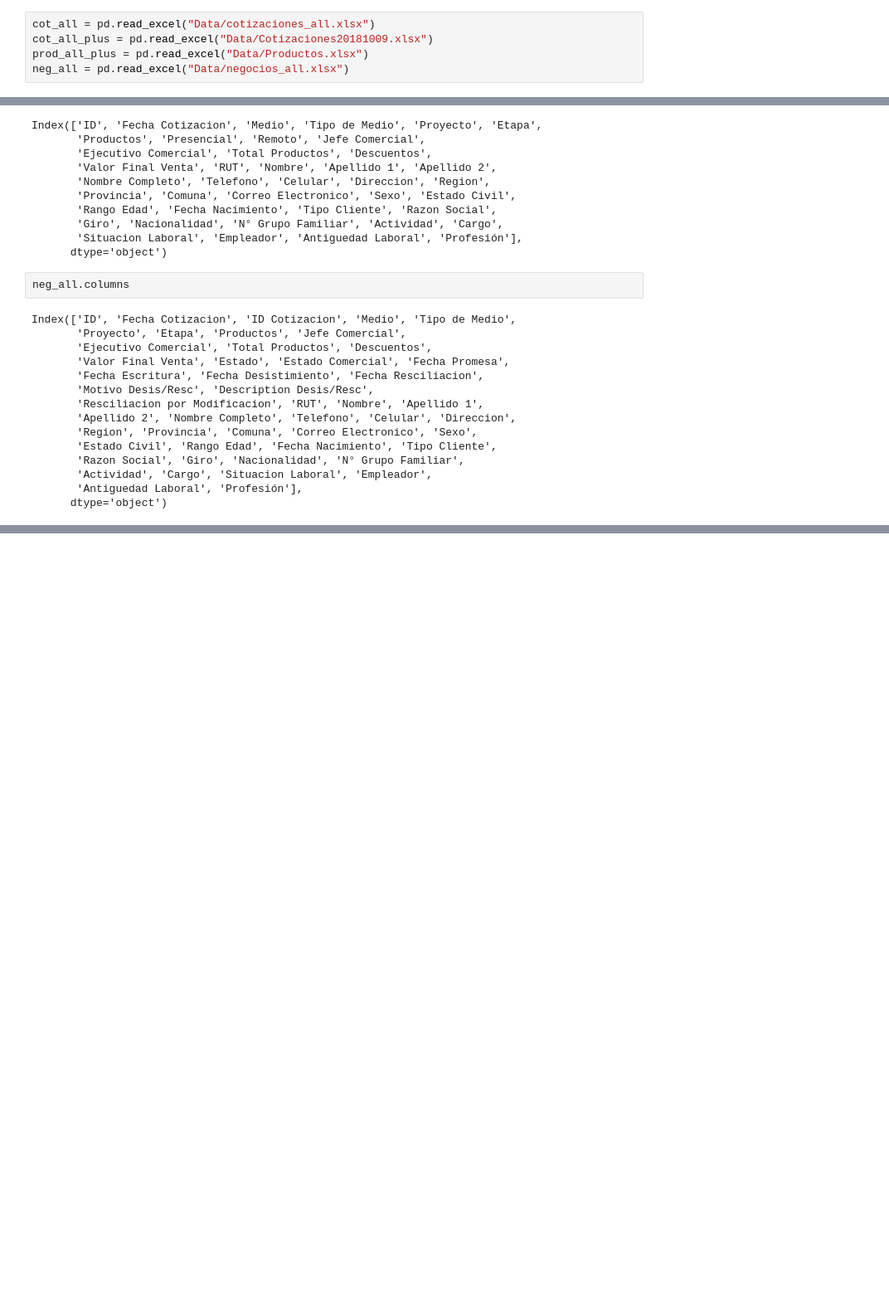
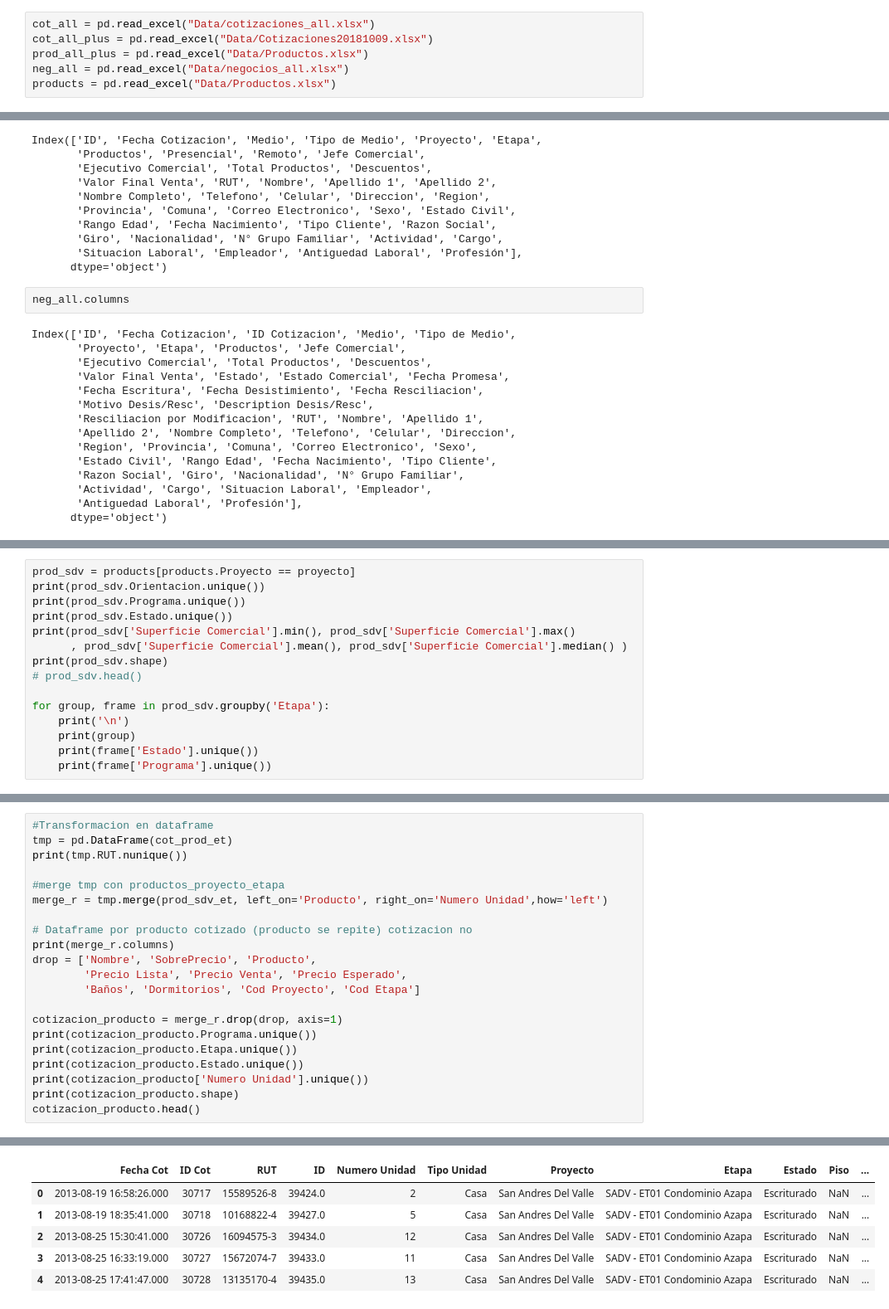
Before and after one commit to jcardenaslie/AitueDataPlotly_web, a Jupyter notebook: Plotly lab.ipynb, the cells around one changed output, grey strips where cells are left out. Shown: that part at 83% size. Cells and saved outputs as stored; diff of their text form; blank space fills up the shorter version.

```diff
--- a/Plotly lab.ipynb
+++ b/Plotly lab.ipynb
@@ -10,6 +10,7 @@ cot_all = pd.read_excel("Data/cotizaciones_all.xlsx")
 cot_all_plus = pd.read_excel("Data/Cotizaciones20181009.xlsx")
 prod_all_plus = pd.read_excel("Data/Productos.xlsx")
 neg_all = pd.read_excel("Data/negocios_all.xlsx")
+products = pd.read_excel("Data/Productos.xlsx")
 # %%
 py.sign_in(api_key='LFYL2kuLbBMQmvBzhdYy', username='japinoza')
 # %%
@@ -305,0 +53,15 @@ py.iplot(fig, filename='line-mode')
+# %%
+prod_sdv = products[products.Proyecto == proyecto]
+print(prod_sdv.Orientacion.unique())
+print(prod_sdv.Programa.unique())
+print(prod_sdv.Estado.unique())
+print(prod_sdv['Superficie Comercial'].min(), prod_sdv['Superficie Comercial'].max()
+      , prod_sdv['Superficie Comercial'].mean(), prod_sdv['Superficie Comercial'].median() )
+print(prod_sdv.shape)
+# prod_sdv.head()
+
+for group, frame in prod_sdv.groupby('Etapa'):
+    print('\n')
+    print(group)
+    print(frame['Estado'].unique())
+    print(frame['Programa'].unique())
@@ -305,0 +164,22 @@ py.iplot(fig, filename='line-mode')
+# %%
+#Transformacion en dataframe
+tmp = pd.DataFrame(cot_prod_et)
+print(tmp.RUT.nunique())
+
+#merge tmp con productos_proyecto_etapa
+merge_r = tmp.merge(prod_sdv_et, left_on='Producto', right_on='Numero Unidad',how='left')
+
+# Dataframe por producto cotizado (producto se repite) cotizacion no
+print(merge_r.columns)
+drop = ['Nombre', 'SobrePrecio', 'Producto',
+        'Precio Lista', 'Precio Venta', 'Precio Esperado',
+        'Baños', 'Dormitorios', 'Cod Proyecto', 'Cod Etapa']
+
+cotizacion_producto = merge_r.drop(drop, axis=1)
+print(cotizacion_producto.Programa.unique())
+print(cotizacion_producto.Etapa.unique())
+print(cotizacion_producto.Estado.unique())
+print(cotizacion_producto['Numero Unidad'].unique())
+print(cotizacion_producto.shape)
+cotizacion_producto.head()
+# %% [output]
@@ -305,0 +199,6 @@ py.iplot(fig, filename='line-mode')
+|  | Fecha Cot | ID Cot | RUT | ID | Numero Unidad | Tipo Unidad | Proyecto | Etapa | Estado | Piso | ... |
+| 0 | 2013-08-19 16:58:26.000 | 30717 | 15589526-8 | 39424.0 | 2 | Casa | San Andres Del Valle | SADV - ET01 Condominio Azapa | Escriturado | NaN | ... |
+| 1 | 2013-08-19 18:35:41.000 | 30718 | 10168822-4 | 39427.0 | 5 | Casa | San Andres Del Valle | SADV - ET01 Condominio Azapa | Escriturado | NaN | ... |
+| 2 | 2013-08-25 15:30:41.000 | 30726 | 16094575-3 | 39434.0 | 12 | Casa | San Andres Del Valle | SADV - ET01 Condominio Azapa | Escriturado | NaN | ... |
+| 3 | 2013-08-25 16:33:19.000 | 30727 | 15672074-7 | 39433.0 | 11 | Casa | San Andres Del Valle | SADV - ET01 Condominio Azapa | Escriturado | NaN | ... |
+| 4 | 2013-08-25 17:41:47.000 | 30728 | 13135170-4 | 39435.0 | 13 | Casa | San Andres Del Valle | SADV - ET01 Condominio Azapa | Escriturado | NaN | ... |
```
Also changed, not shown: parts of 58 cells of this notebook, 11 other files.
